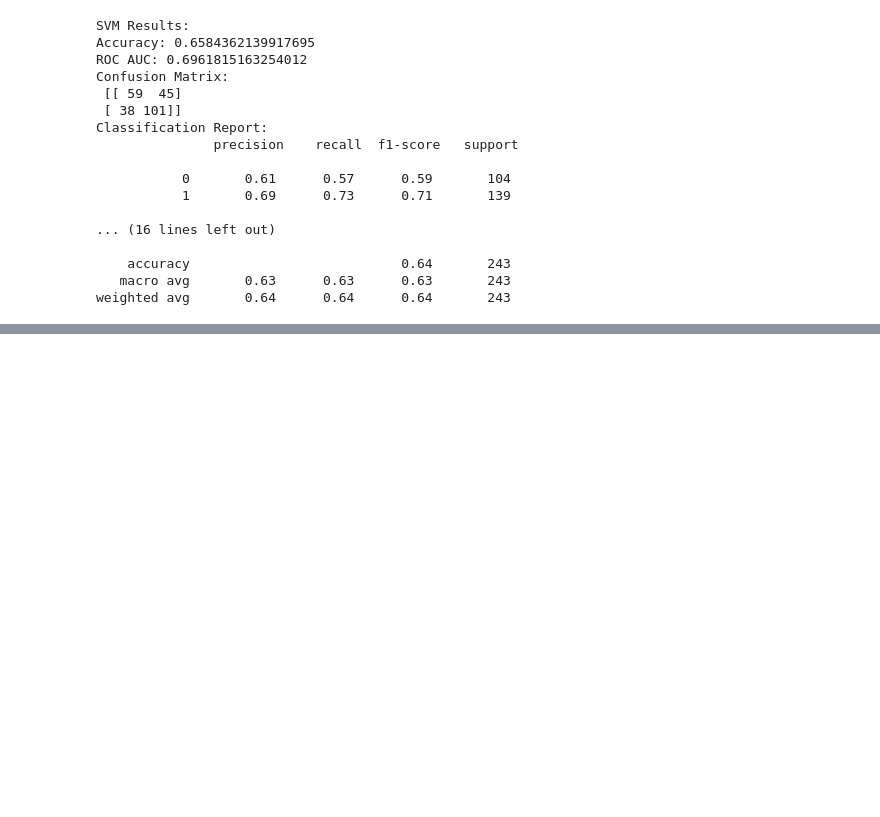
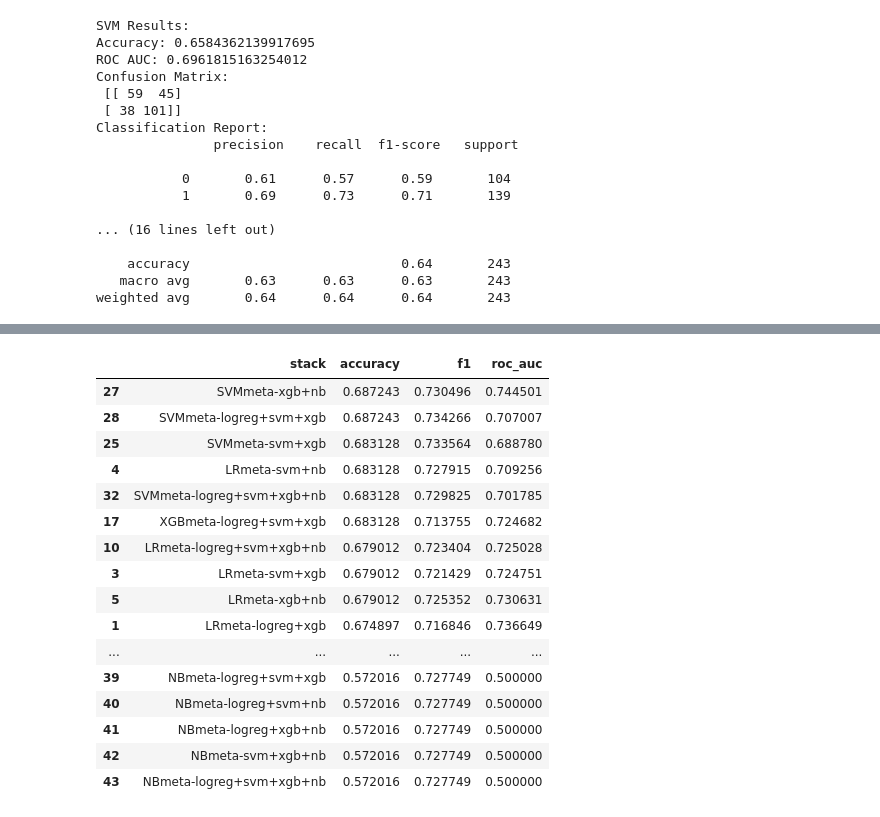
Before and after one commit to nhorto/NBA, a Jupyter notebook: game_predictions.ipynb, the cells around one changed output, grey strips where cells are left out. Cells and saved outputs as stored; diff of their text form; code cells hidden in the pictures; blank space fills up the shorter version.

```diff
--- a/game_predictions.ipynb
+++ b/game_predictions.ipynb
@@ -632,0 +695,20 @@ ranked
+# %%
+ranked.sort_values(by='accuracy', ascending=False)
+# %% [output]
+|  | stack | accuracy | f1 | roc_auc |
+| 27 | SVMmeta-xgb+nb | 0.687243 | 0.730496 | 0.744501 |
+| 28 | SVMmeta-logreg+svm+xgb | 0.687243 | 0.734266 | 0.707007 |
+| 25 | SVMmeta-svm+xgb | 0.683128 | 0.733564 | 0.688780 |
+| 4 | LRmeta-svm+nb | 0.683128 | 0.727915 | 0.709256 |
+| 32 | SVMmeta-logreg+svm+xgb+nb | 0.683128 | 0.729825 | 0.701785 |
+| 17 | XGBmeta-logreg+svm+xgb | 0.683128 | 0.713755 | 0.724682 |
+| 10 | LRmeta-logreg+svm+xgb+nb | 0.679012 | 0.723404 | 0.725028 |
+| 3 | LRmeta-svm+xgb | 0.679012 | 0.721429 | 0.724751 |
+| 5 | LRmeta-xgb+nb | 0.679012 | 0.725352 | 0.730631 |
+| 1 | LRmeta-logreg+xgb | 0.674897 | 0.716846 | 0.736649 |
+| ... | ... | ... | ... | ... |
+| 39 | NBmeta-logreg+svm+xgb | 0.572016 | 0.727749 | 0.500000 |
+| 40 | NBmeta-logreg+svm+nb | 0.572016 | 0.727749 | 0.500000 |
+| 41 | NBmeta-logreg+xgb+nb | 0.572016 | 0.727749 | 0.500000 |
+| 42 | NBmeta-svm+xgb+nb | 0.572016 | 0.727749 | 0.500000 |
+| 43 | NBmeta-logreg+svm+xgb+nb | 0.572016 | 0.727749 | 0.500000 |
```
Also changed, not shown: parts of 22 cells of this notebook, 5 other files.
